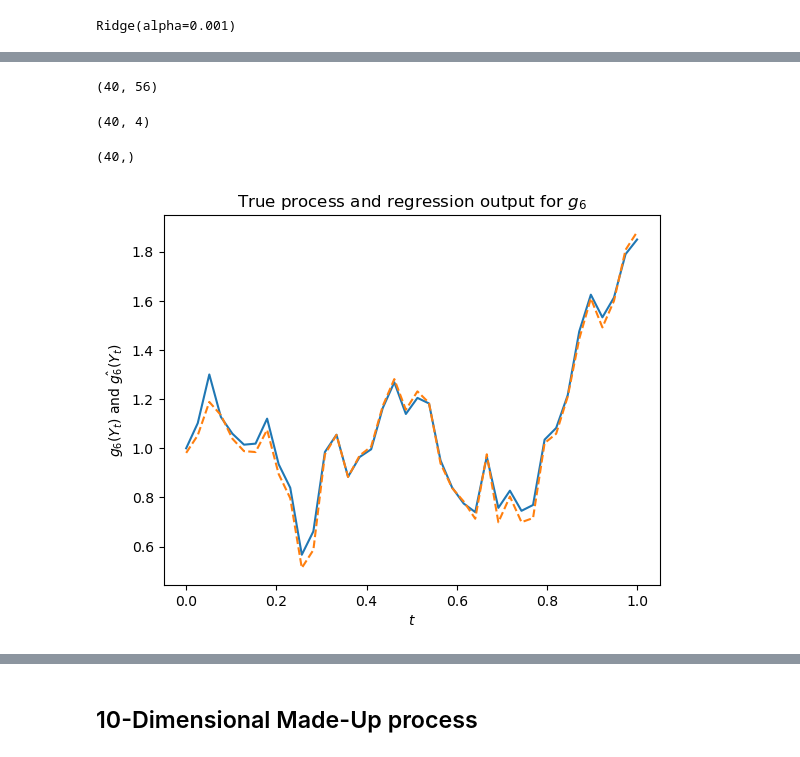
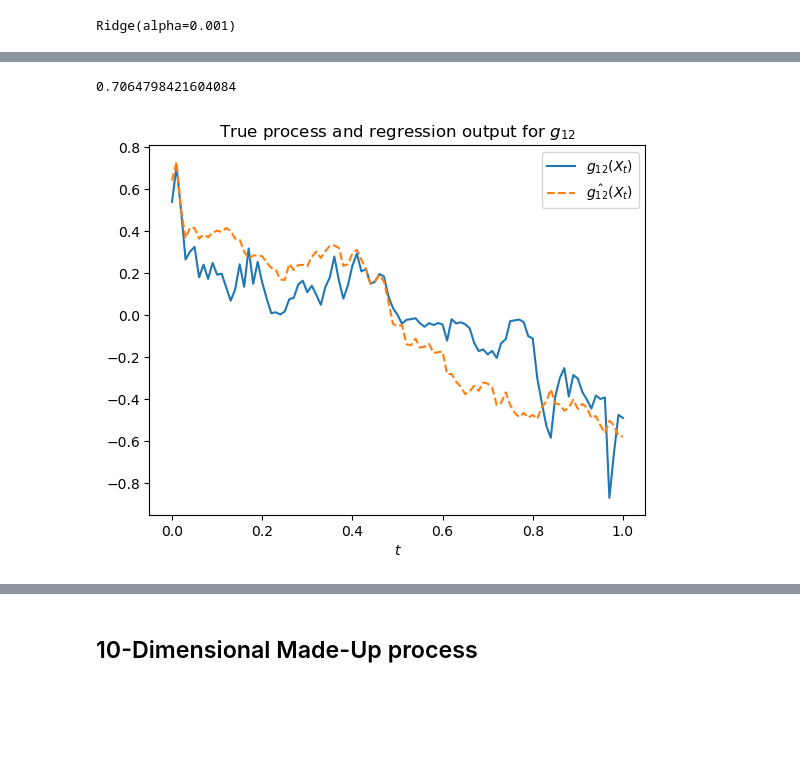
Before and after one commit to vdrvar/signature_randomization_differential-equations, a Jupyter notebook: simulations_non_linearities.ipynb, the cells around one changed output, grey strips where cells are left out. Saved outputs shown, nothing was run; the diff lists cells and outputs as text; code cells hidden in the pictures; blank space fills up the shorter version.

```diff
--- a/simulations_non_linearities.ipynb
+++ b/simulations_non_linearities.ipynb
@@ -567,52 +598,46 @@ coefficients: [ 0.03241522  0.08656194 -0.05577504  0.00829488  0.12331398 -0.03
 # %%
-Y_4 = np.zeros((N,4))
-Y_4[0] = y0_4
-brow_4 = np.zeros((N+1,4))
+error_list_4 = []
+for iter_er_4 in range(n_test_4):
+    Y_4 = np.zeros((N,4))
+    Y_4[0] = y0_4
+    brow_4 = np.zeros((N+1,4))
 
 
-br_4 = Brownian()
+    br_4 = Brownian()
 
-for i in range(4):
-    brow_4[:,i] = br_4.gen_normal(N+1)
-db_4 = np.diff(brow_4, axis = 0)
+    for i in range(4):
+        brow_4[:,i] = br_4.gen_normal(N+1)
+    db_4 = np.diff(brow_4, axis = 0)
 
-for i in range(N-1):
-        Y_4[i+1] = Y_4[i] + (mu_4 - theta_4 @ Y_4[i]) * step + sigma_4 @ db_4[i]
+    for i in range(N-1):
+            Y_4[i+1] = Y_4[i] + (mu_4 - theta_4 @ Y_4[i]) * step + sigma_4 @ db_4[i]
 
-dY_4 = np.diff(Y_4, axis = 0)
-Z_4 = np.zeros((N, k_4))
-Z_4[0][0] = 1
+    dY_4 = np.diff(Y_4, axis = 0)
+    Z_4 = np.zeros((N, k_4))
+    Z_4[0][0] = 1
 
-for i in range(N-1):
-    auxiliary = 0
-    for j in range(4):
-        auxiliary += sigm_v(A_4[j]@Z_4[i] + b_4[j])*dY_4[i][j]
-    Z_4[i+1] = Z_4[i] + auxiliary
-target_4 = target_func(Y_4)
+    for i in range(N-1):
+        auxiliary = 0
+        for j in range(4):
+            auxiliary += sigm_v(A_4[j]@Z_4[i] + b_4[j])*dY_4[i][j]
+        Z_4[i+1] = Z_4[i] + auxiliary
+    target_4 = target_func(Y_4)
+    Y_pred_4 = model4.predict(Z_4)
+    error_list_4.append(np.linalg.norm(target_4-Y_pred_4)/np.linalg.norm(target_4))
-# %%
-Z_big_4[0:N,:].shape
-# %% [output]
-(40, 56)
-# %%
-Y_big_4[0:N,:].shape
-# %% [output]
-(40, 4)
 # %%
-Y_pred_4 = model4.predict(Z_4)
+np.mean(error_list_4)
+# %% [output]
+0.7064798421604084
-# %%
-Y_pred_4.shape
-# %% [output]
-(40,)
 # %%
 #Y_big[0:N]
 plt.plot(x_axis, target_4)
 plt.plot(x_axis, Y_pred_4, '--')
-plt.title("True process and regression output for $g_6$")
+plt.title("True process and regression output for $g_{12}$")
 plt.xlabel("$t$")
-plt.ylabel("$g_6(Y_t)$ and $\hat{g_6}(Y_t)$")
+plt.gca().legend(('$g_{12}(X_t)$','$\hat{g_{12}}(X_t)$'))
 plt.show()
 # %% [output]
-[figure, old version]
+[figure, new version]
 # %%
 np.linalg.norm(target_4-Y_pred_4)/np.linalg.norm(target_4)
 # %% [output]
```
Also changed, not shown: parts of 53 cells of this notebook, 5 other files.
